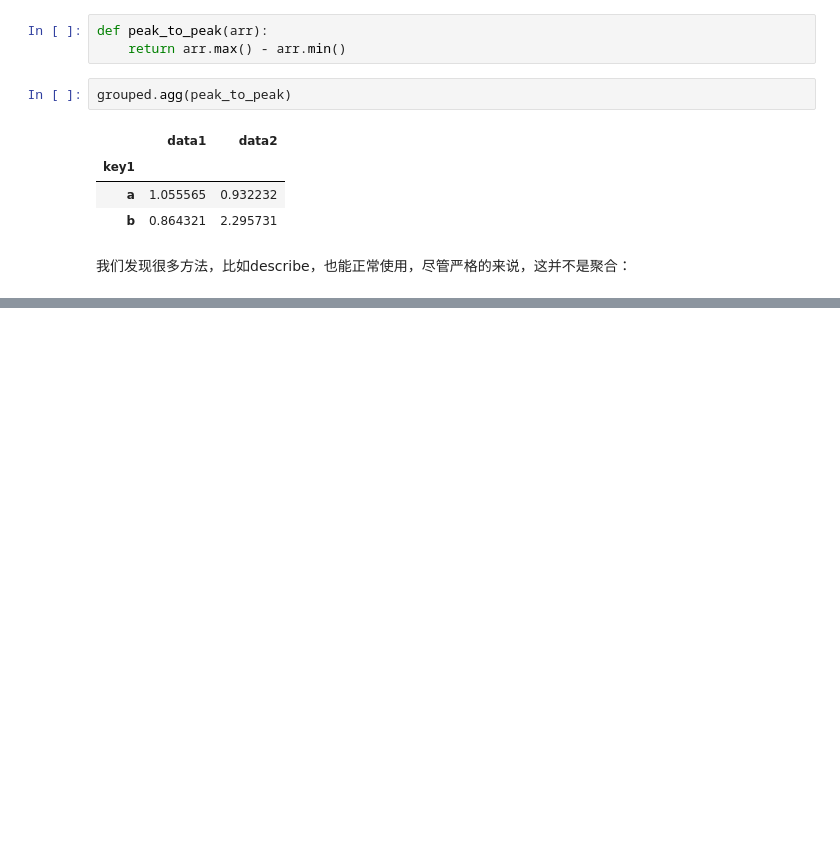
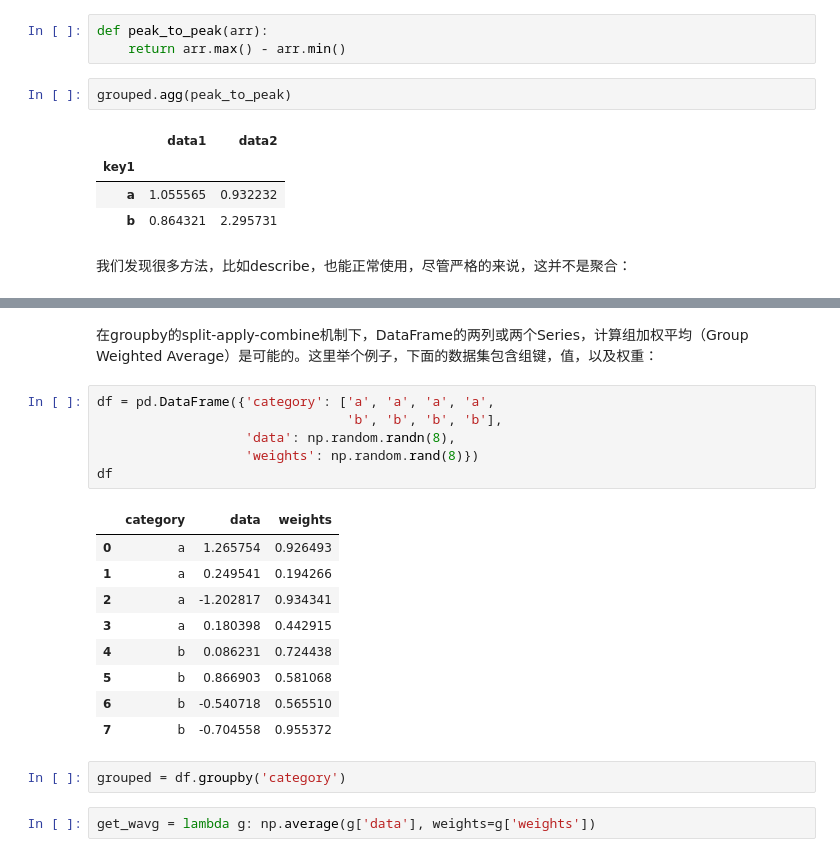
Before and after one commit to zzhhoubin/pydata, a Jupyter notebook: pandas.ipynb, the cells around one changed output, grey strips where cells are left out. Saved outputs shown, nothing was run; the diff lists cells and outputs as text; blank space fills up the shorter version.

```diff
--- a/pandas.ipynb
+++ b/pandas.ipynb
@@ -2372,0 +2621,22 @@ grouped.describe()
+# %% [markdown]
+在groupby的split-apply-combine机制下，DataFrame的两列或两个Series，计算组加权平均（Group Weighted Average）是可能的。这里举个例子，下面的数据集包含组键，值，以及权重：
+# %%
+df = pd.DataFrame({'category': ['a', 'a', 'a', 'a',
+                                'b', 'b', 'b', 'b'],
+                   'data': np.random.randn(8),
+                   'weights': np.random.rand(8)})
+df
+# %% [output]
+|  | category | data | weights |
+| 0 | a | 1.265754 | 0.926493 |
+| 1 | a | 0.249541 | 0.194266 |
+| 2 | a | -1.202817 | 0.934341 |
+| 3 | a | 0.180398 | 0.442915 |
+| 4 | b | 0.086231 | 0.724438 |
+| 5 | b | 0.866903 | 0.581068 |
+| 6 | b | -0.540718 | 0.565510 |
+| 7 | b | -0.704558 | 0.955372 |
+# %%
+grouped = df.groupby('category')
+# %%
+get_wavg = lambda g: np.average(g['data'], weights=g['weights'])
```
Also changed, not shown: parts of 43 cells of this notebook.
